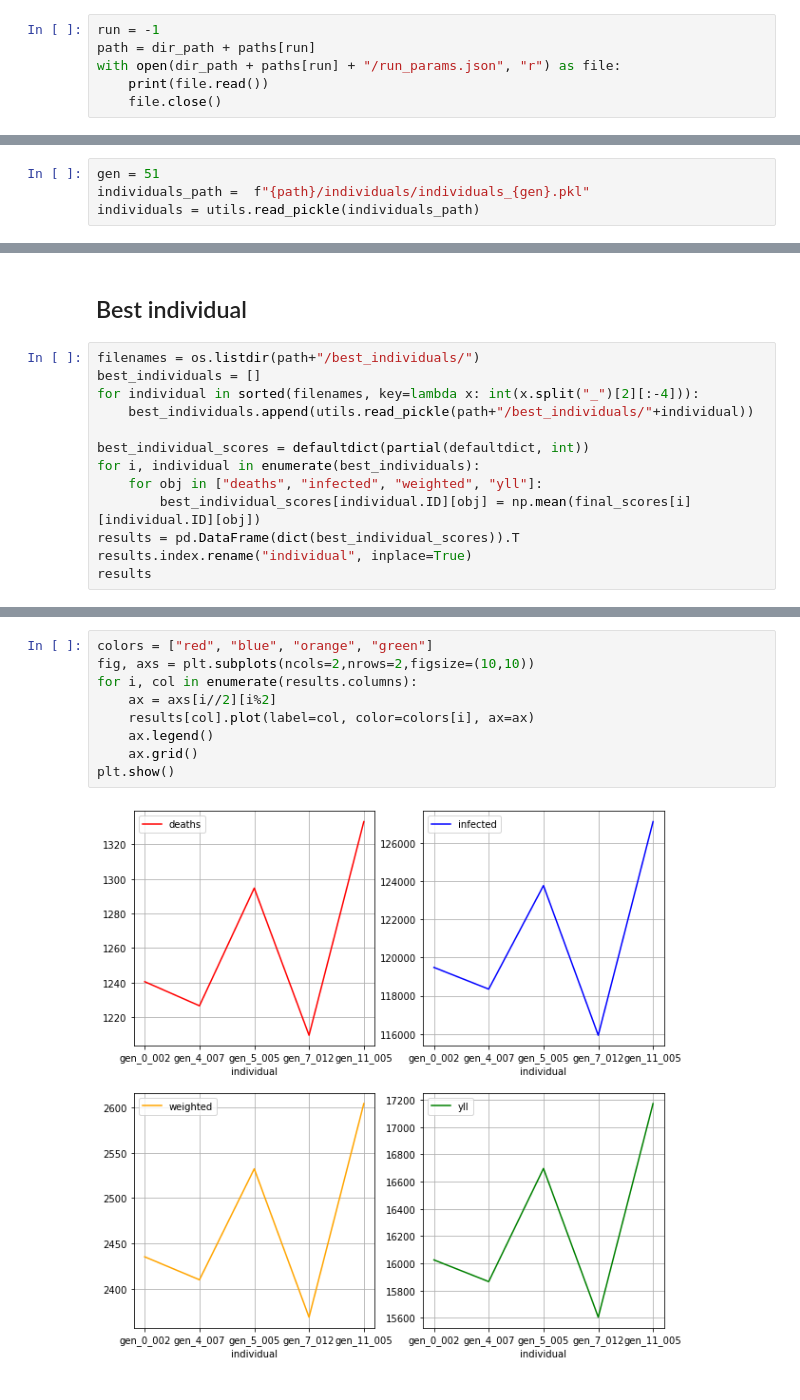
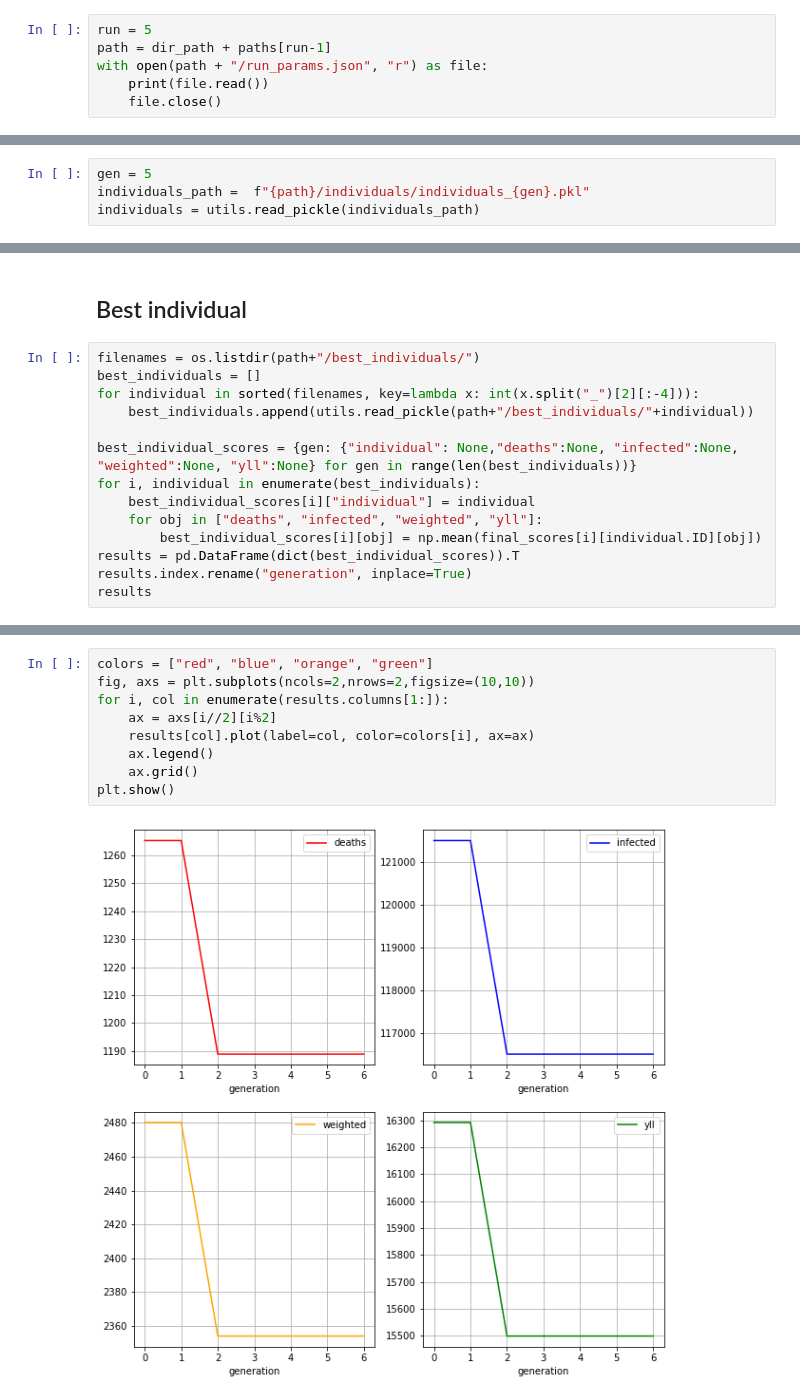
Before and after one commit to bendiknordeng/Epidemiologic-Strategies, a Jupyter notebook: read_GA_output.ipynb, the cells around one changed output, grey strips where cells are left out. Cells and saved outputs as stored; diff of their text form.

Commit message:
Fix plotting

```diff
--- a/read_GA_output.ipynb
+++ b/read_GA_output.ipynb
@@ -37,7 +38,7 @@ Path: GA_2021_06_02_01_48_23, last generation: 13
 # %%
-run = -1
-path = dir_path + paths[run]
-with open(dir_path + paths[run] + "/run_params.json", "r") as file:
+run = 5
+path = dir_path + paths[run-1]
+with open(path + "/run_params.json", "r") as file:
     print(file.read())
     file.close()
 # %% [output]
@@ -56,7 +57,7 @@ with open(dir_path + paths[run] + "/run_params.json", "r") as file:
 # %% [markdown]
 ## Individual results
 # %%
-gen = 51
+gen = 5
 individuals_path =  f"{path}/individuals/individuals_{gen}.pkl"
 individuals = utils.read_pickle(individuals_path)
 # %%
@@ -178,11 +154,12 @@ best_individuals = []
 for individual in sorted(filenames, key=lambda x: int(x.split("_")[2][:-4])):
     best_individuals.append(utils.read_pickle(path+"/best_individuals/"+individual))
 
-best_individual_scores = defaultdict(partial(defaultdict, int))
+best_individual_scores = {gen: {"individual": None,"deaths":None, "infected":None, "weighted":None, "yll":None} for gen in range(len(best_individuals))}
 for i, individual in enumerate(best_individuals):
+    best_individual_scores[i]["individual"] = individual
     for obj in ["deaths", "infected", "weighted", "yll"]:
-        best_individual_scores[individual.ID][obj] = np.mean(final_scores[i][individual.ID][obj])
+        best_individual_scores[i][obj] = np.mean(final_scores[i][individual.ID][obj])
 results = pd.DataFrame(dict(best_individual_scores)).T
-results.index.rename("individual", inplace=True)
+results.index.rename("generation", inplace=True)
 results
 # %% [output]
@@ -196,11 +175,11 @@ results
 # %%
 colors = ["red", "blue", "orange", "green"]
 fig, axs = plt.subplots(ncols=2,nrows=2,figsize=(10,10))
-for i, col in enumerate(results.columns):
+for i, col in enumerate(results.columns[1:]):
     ax = axs[i//2][i%2]
     results[col].plot(label=col, color=colors[i], ax=ax)
     ax.legend()
     ax.grid()
 plt.show()
 # %% [output]
-[figure, old version]
+[figure, new version]
```
Also changed, not shown: parts of 9 cells of this notebook, 2 other files.
